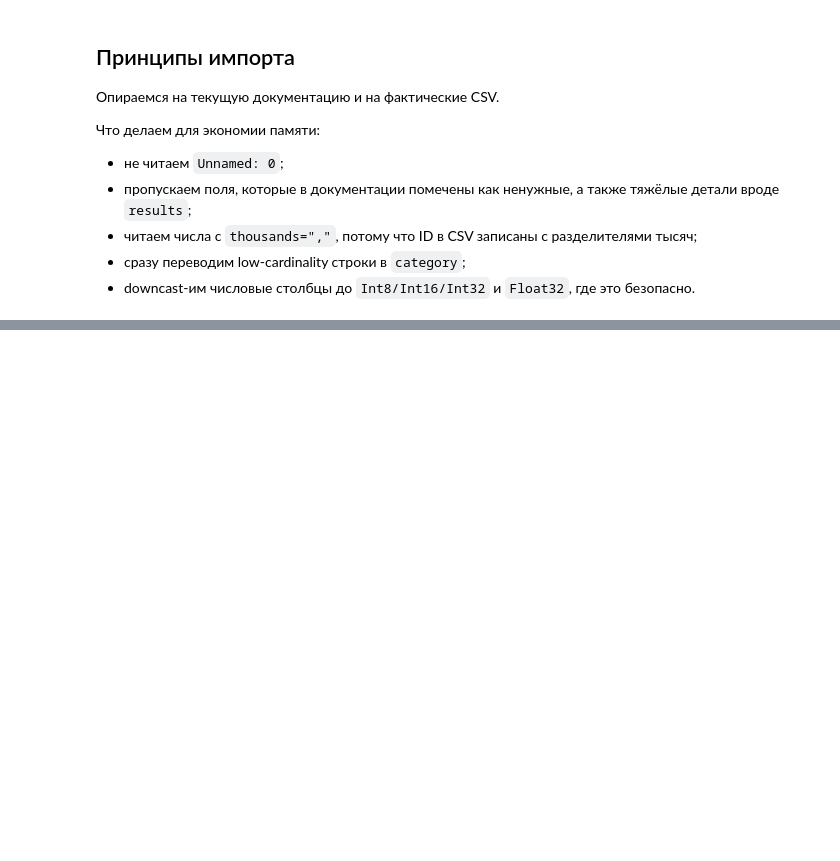
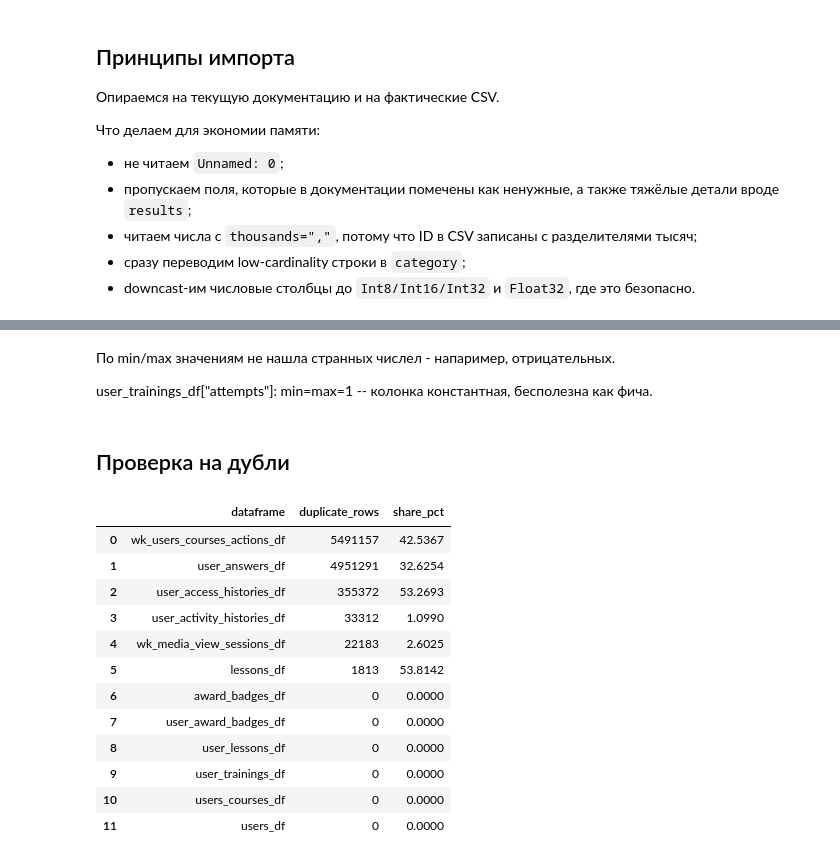
Before and after one commit to mariyakukhtinova-sys/hackaton_mipt_ds_25, a Jupyter notebook: dataset_cleaning.ipynb, the cells around one changed output, grey strips where cells are left out. Saved outputs shown, nothing was run; the diff lists cells and outputs as text; code cells hidden in the pictures; blank space fills up the shorter version.

```diff
--- a/dataset_cleaning.ipynb
+++ b/dataset_cleaning.ipynb
@@ -298,0 +504,31 @@ display(f"Суммарно в памяти: {total_memory_mb} MB")
+# %% [markdown]
+По min/max значениям не нашла странных числел - напаример, отрицательных.
+
+user_trainings_df["attempts"]: min=max=1 -- колонка константная, бесполезна как фича.
+# %% [markdown]
+## Проверка на дубли
+# %%
+# Полные дубли строк по всем импортированным таблицам.
+duplicates_df = pd.DataFrame(
+    {
+        "dataframe": list(dataframes.keys()),
+        "duplicate_rows": [int(df.duplicated().sum()) for df in dataframes.values()],
+        "share_pct": [round(df.duplicated().mean() * 100, 4) for df in dataframes.values()],
+    }
+).sort_values(["duplicate_rows", "dataframe"], ascending=[False, True], ignore_index=True)
+
+display(duplicates_df)
+# %% [output]
+|  | dataframe | duplicate_rows | share_pct |
+| 0 | wk_users_courses_actions_df | 5491157 | 42.5367 |
+| 1 | user_answers_df | 4951291 | 32.6254 |
+| 2 | user_access_histories_df | 355372 | 53.2693 |
+| 3 | user_activity_histories_df | 33312 | 1.0990 |
+| 4 | wk_media_view_sessions_df | 22183 | 2.6025 |
+| 5 | lessons_df | 1813 | 53.8142 |
+| 6 | award_badges_df | 0 | 0.0000 |
+| 7 | user_award_badges_df | 0 | 0.0000 |
+| 8 | user_lessons_df | 0 | 0.0000 |
+| 9 | user_trainings_df | 0 | 0.0000 |
+| 10 | users_courses_df | 0 | 0.0000 |
+| 11 | users_df | 0 | 0.0000 |
```
Also changed, not shown: parts of 8 cells of this notebook.
